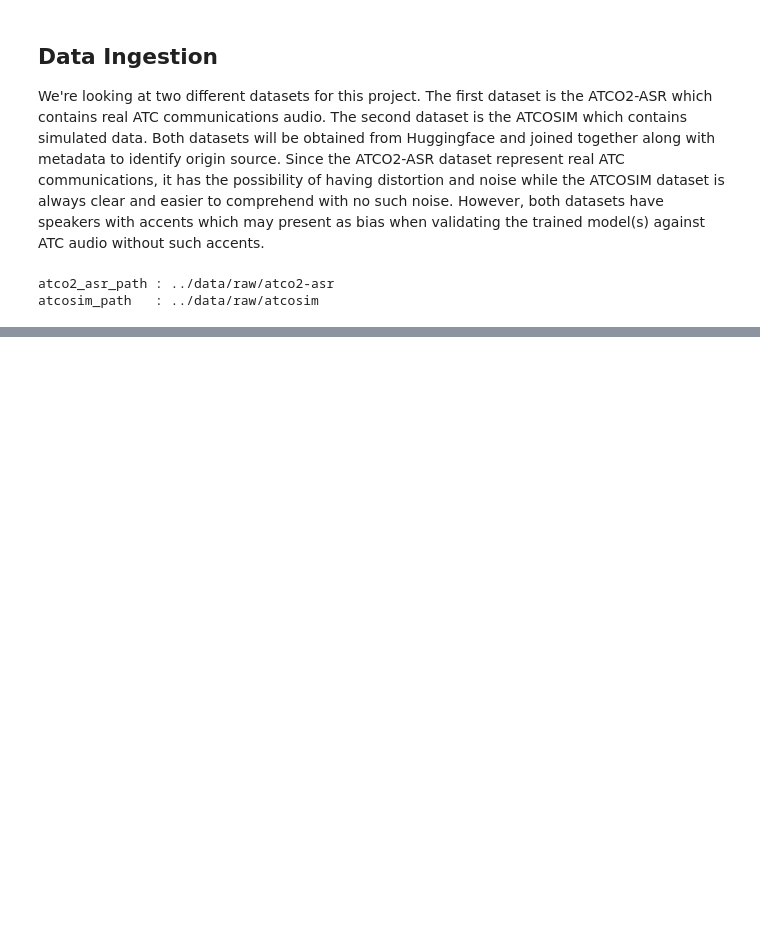
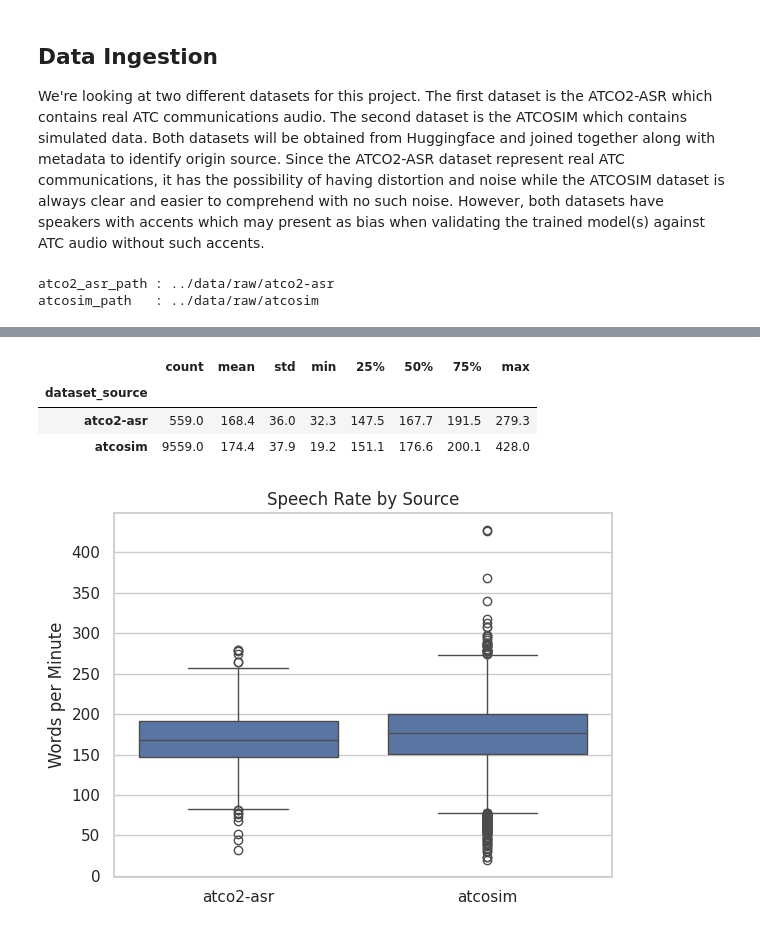
Before and after one commit to BrettFX/UMBC-DATA606-Capstone, a Jupyter notebook: notebooks/allen_data_606_proposal_eda.ipynb, the cells around one changed output, grey strips where cells are left out. Drawn from its saved outputs; the diff is of its cells as text; code cells hidden in the pictures; blank space fills up the shorter version.

```diff
--- a/notebooks/allen_data_606_proposal_eda.ipynb
+++ b/notebooks/allen_data_606_proposal_eda.ipynb
@@ -45,0 +321,16 @@ atcosim_dataset = load_dataset("jlvdoorn/atcosim", cache_dir=atcosim_path)
+# %%
+display(utterance_df.groupby("dataset_source")["speech_rate_wpm"].describe().round(1))
+
+fig, ax = plt.subplots(figsize=(6, 4.5))
+sns.boxplot(data=utterance_df, x="dataset_source", y="speech_rate_wpm", ax=ax)
+ax.set_title("Speech Rate by Source")
+ax.set_xlabel("")
+ax.set_ylabel("Words per Minute")
+plt.tight_layout()
+plt.show()
+# %% [output]
+|  | count | mean | std | min | 25% | 50% | 75% | max |
+| dataset_source |  |  |  |  |  |  |  |  |
+| atco2-asr | 559.0 | 168.4 | 36.0 | 32.3 | 147.5 | 167.7 | 191.5 | 279.3 |
+| atcosim | 9559.0 | 174.4 | 37.9 | 19.2 | 151.1 | 176.6 | 200.1 | 428.0 |
+[figure, added]
```
Also changed, not shown: parts of 70 cells of this notebook, 5 other files.
